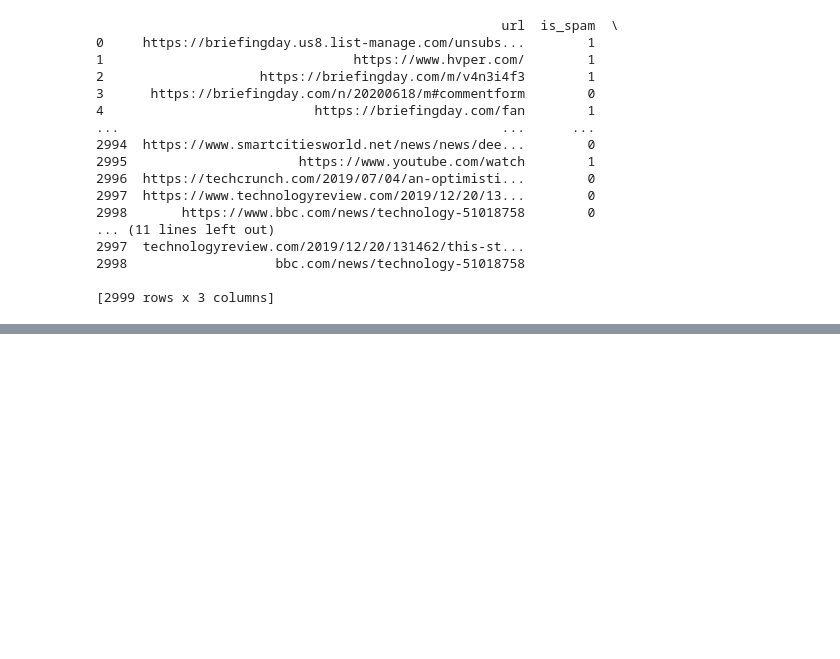
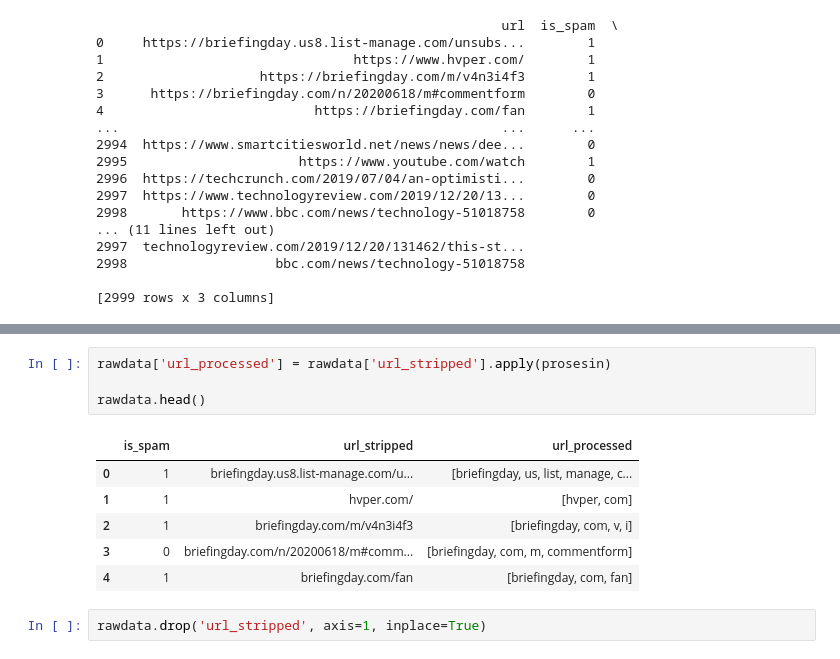
Before and after one commit to leandro-reguero/proyecto-NLP, a Jupyter notebook: src/explore.ipynb, the cells around one changed output, grey strips where cells are left out. Cells and saved outputs as stored; diff of their text form; blank space fills up the shorter version.

```diff
--- a/src/explore.ipynb
+++ b/src/explore.ipynb
@@ -162,0 +233,13 @@ print(rawdata)
+# %%
+rawdata['url_processed'] = rawdata['url_stripped'].apply(prosesin)
+
+rawdata.head()
+# %% [output]
+|  | is_spam | url_stripped | url_processed |
+| 0 | 1 | briefingday.us8.list-manage.com/u... | [briefingday, us, list, manage, c... |
+| 1 | 1 | hvper.com/ | [hvper, com] |
+| 2 | 1 | briefingday.com/m/v4n3i4f3 | [briefingday, com, v, i] |
+| 3 | 0 | briefingday.com/n/20200618/m#comm... | [briefingday, com, m, commentform] |
+| 4 | 1 | briefingday.com/fan | [briefingday, com, fan] |
+# %%
+rawdata.drop('url_stripped', axis=1, inplace=True)
```
Also changed, not shown: parts of 17 cells of this notebook.
